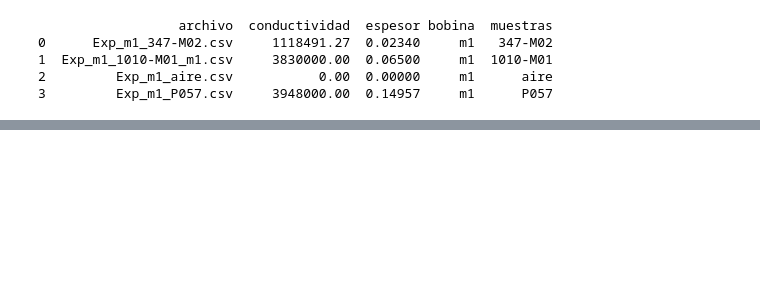
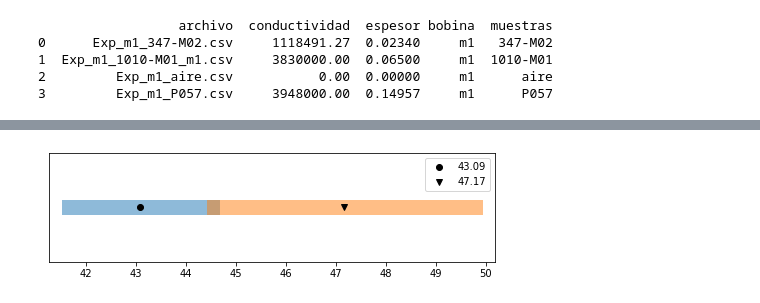
Before and after one commit to carabedo/iamend_test, a Jupyter notebook: test conf int nonlinear.ipynb, the cells around one changed output, grey strips where cells are left out. Saved outputs shown, nothing was run; the diff lists cells and outputs as text; code cells hidden in the pictures; blank space fills up the shorter version.

```diff
--- a/test conf int nonlinear.ipynb
+++ b/test conf int nonlinear.ipynb
@@ -81,0 +124,3 @@ For example, to obtain a 95% confidence interval, calculate the 2.5% and 97.5% q
+# %%
+muestra='347-M02'
+exp.info[exp.info.muestras == muestra].index.values[0]
@@ -81,0 +129,19 @@ For example, to obtain a 95% confidence interval, calculate the 2.5% and 97.5% q
+# %%
+def compare(exp1,exp2,muestra):
+    f=exp1.f
+    j=exp1.info[exp1.info.muestras == muestra].index.values[0]
+    bo_eff=exp1.coil
+    dpatron=exp1.info.espesor[j]
+    sigma=exp1.info.conductividad[j]
+    name=exp1.info.muestras[j]
+    dzucorrnorm=exp1.dznorm[exp1.dznorm.muestra==name].dzcorrnorm.values
+    f2=exp2.f
+    bo_eff2=exp2.coil
+    i=exp2.info[exp2.info.muestras == muestra].index.values[0]
+    dpatron2=exp2.info.espesor[i]
+    sigma2=exp2.info.conductividad[i]
+    name2=exp2.info.muestras[i]
+    dzucorrnorm2=exp2.dznorm[exp.dznorm.muestra==name2].dzcorrnorm.values
+    fpar, pcov=fitmu(f,bo_eff,dzucorrnorm,dpatron,sigma,name)
+    fpar2, pcov2=fitmu(f2,bo_eff2,dzucorrnorm2,dpatron2,sigma2,name2)
+    plot_ci(fpar,pcov,fpar2,pcov2)
@@ -81,0 +154,5 @@ For example, to obtain a 95% confidence interval, calculate the 2.5% and 97.5% q
+# %%
+muestra='347-M02'
+compare(exp,exp2,muestra)
+# %% [output]
+[figure, added]
```
Also changed, not shown: parts of 27 cells of this notebook, 3 other files.
